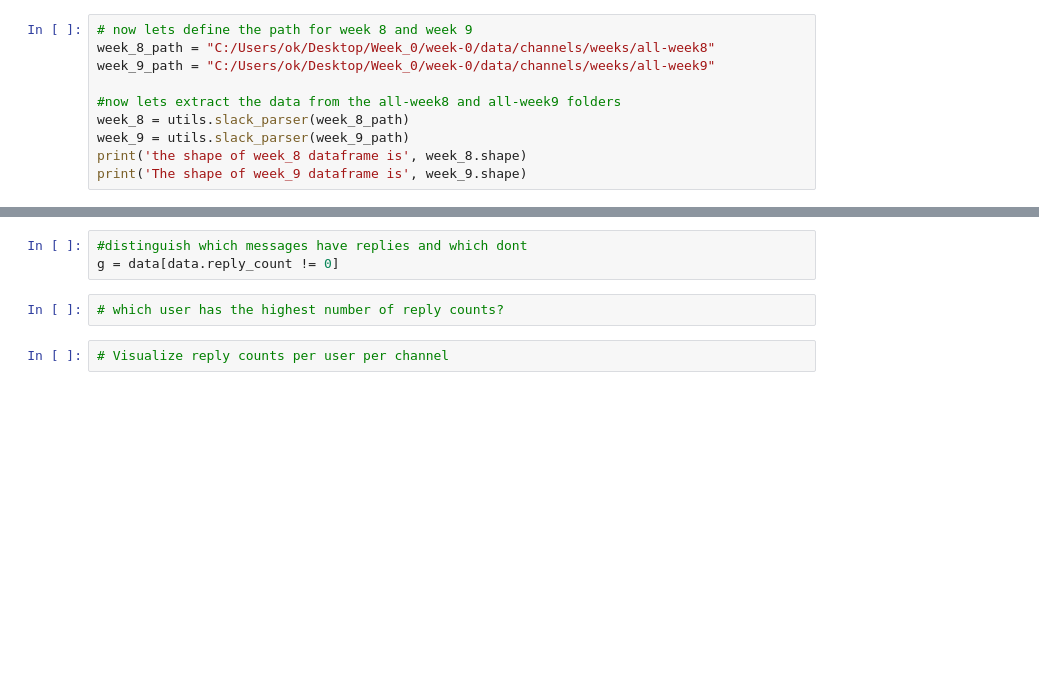
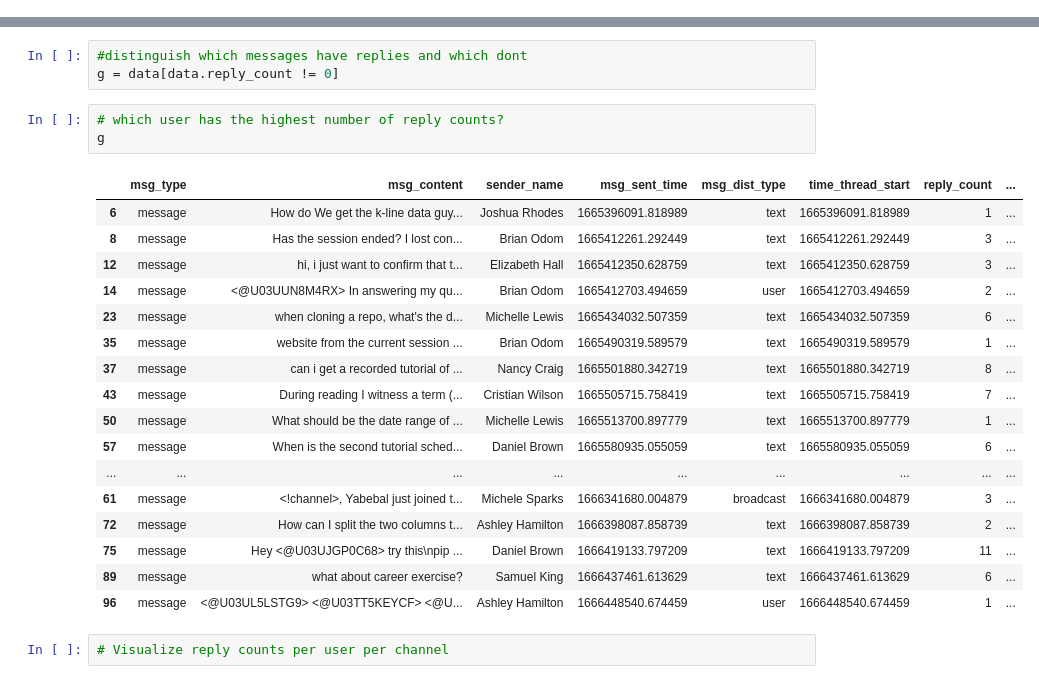
Before and after one commit to Keriii/week-0, a Jupyter notebook: notebooks/parse_slack_data.ipynb, the cells around one changed output, grey strips where cells are left out. Drawn from its saved outputs; the diff is of its cells as text; blank space fills up the shorter version.

Commit message:
working for the whole data

```diff
--- a/notebooks/parse_slack_data.ipynb
+++ b/notebooks/parse_slack_data.ipynb
@@ -54,10 +59,0 @@ week_path = "C:/Users/ok/Desktop/Week_0/week-0/data/channels/weeks"
-# %%
-# now lets define the path for week 8 and week 9
-week_8_path = "C:/Users/ok/Desktop/Week_0/week-0/data/channels/weeks/all-week8"
-week_9_path = "C:/Users/ok/Desktop/Week_0/week-0/data/channels/weeks/all-week9"
-
-#now lets extract the data from the all-week8 and all-week9 folders
-week_8 = utils.slack_parser(week_8_path)
-week_9 = utils.slack_parser(week_9_path)
-print('the shape of week_8 dataframe is', week_8.shape)
-print('The shape of week_9 dataframe is', week_9.shape)
@@ -354,6 +396,25 @@ Name: reply_users, dtype: int64
 g = data[data.reply_count != 0]
 # %%
 # which user has the highest number of reply counts?
+g
+# %% [output]
+|  | msg_type | msg_content | sender_name | msg_sent_time | msg_dist_type | time_thread_start | reply_count | ... |
+| 6 | message | How do We get the k-line data guy... | Joshua Rhodes | 1665396091.818989 | text | 1665396091.818989 | 1 | ... |
+| 8 | message | Has the session ended? I lost con... | Brian Odom | 1665412261.292449 | text | 1665412261.292449 | 3 | ... |
+| 12 | message | hi, i just want to confirm that t... | Elizabeth Hall | 1665412350.628759 | text | 1665412350.628759 | 3 | ... |
+| 14 | message | <@U03UUN8M4RX> In answering my qu... | Brian Odom | 1665412703.494659 | user | 1665412703.494659 | 2 | ... |
+| 23 | message | when cloning a repo, what's the d... | Michelle Lewis | 1665434032.507359 | text | 1665434032.507359 | 6 | ... |
+| 35 | message | website from the current session ... | Brian Odom | 1665490319.589579 | text | 1665490319.589579 | 1 | ... |
+| 37 | message | can i get a recorded tutorial of ... | Nancy Craig | 1665501880.342719 | text | 1665501880.342719 | 8 | ... |
+| 43 | message | During reading I witness a term (... | Cristian Wilson | 1665505715.758419 | text | 1665505715.758419 | 7 | ... |
+| 50 | message | What should be the date range of ... | Michelle Lewis | 1665513700.897779 | text | 1665513700.897779 | 1 | ... |
+| 57 | message | When is the second tutorial sched... | Daniel Brown | 1665580935.055059 | text | 1665580935.055059 | 6 | ... |
+| ... | ... | ... | ... | ... | ... | ... | ... | ... |
+| 61 | message | <!channel>, Yabebal just joined t... | Michele Sparks | 1666341680.004879 | broadcast | 1666341680.004879 | 3 | ... |
+| 72 | message | How can I split the two columns t... | Ashley Hamilton | 1666398087.858739 | text | 1666398087.858739 | 2 | ... |
+| 75 | message | Hey <@U03UJGP0C68> try this\npip ... | Daniel Brown | 1666419133.797209 | text | 1666419133.797209 | 11 | ... |
+| 89 | message | what about career exercise? | Samuel King | 1666437461.613629 | text | 1666437461.613629 | 6 | ... |
+| 96 | message | <@U03UL5LSTG9> <@U03TT5KEYCF> <@U... | Ashley Hamilton | 1666448540.674459 | user | 1666448540.674459 | 1 | ... |
 # %%
 # Visualize reply counts per user per channel
 # %%
```
Also changed, not shown: parts of 8 cells of this notebook.
